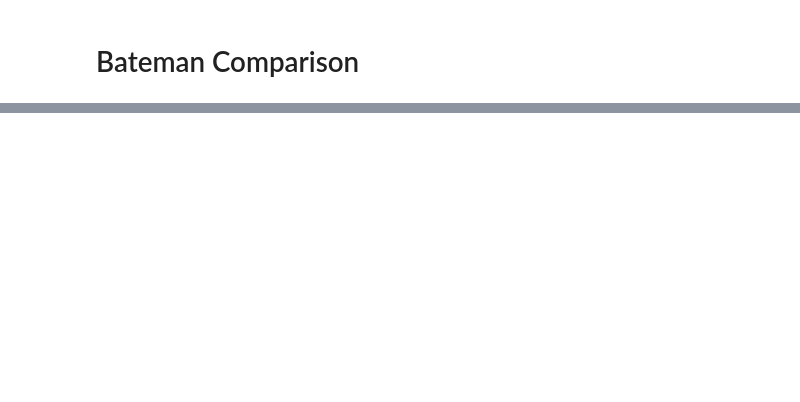
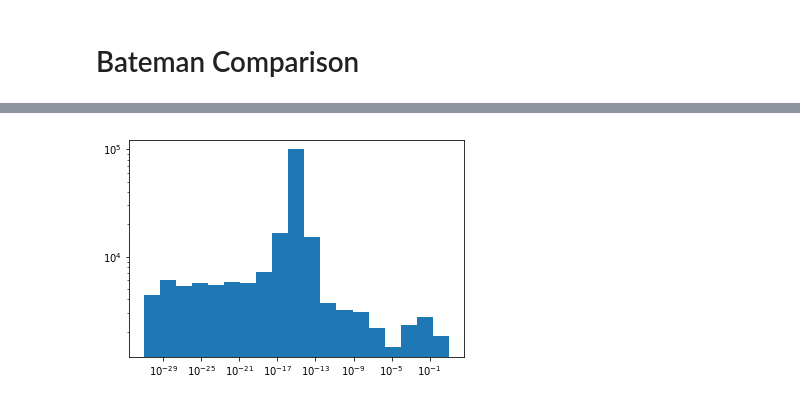
Before and after one commit to ergs/transmutagen-paper, a Jupyter notebook: decay_analysis.ipynb, the cells around one changed output, grey strips where cells are left out. Cells and saved outputs as stored; diff of their text form; code cells hidden in the pictures; blank space fills up the shorter version.

```diff
--- a/decay_analysis.ipynb
+++ b/decay_analysis.ipynb
@@ -137,0 +140,12 @@ data.fpyield('U235', 'I131')
+# %%
+diff_arrs = []
+for nuc in cram.NUCS:
+    diff = diff_nuclide(batemans[nuc], crammeds[nuc], abs=True, include_missing=False)
+    diff_arr = np.empty((NTIMES, len(diff)), dtype=float)
+    for i, (n, d) in enumerate(diff.items()):
+        diff_arr[:,i] = d
+        if d.max() > 1.0:
+            print(nuc, '->', n)
+    diff_arrs.append(diff_arr)
+diff_arrs = np.concatenate(diff_arrs, axis=1)
+diff_arrs.shape
@@ -137,0 +164,5 @@ data.fpyield('U235', 'I131')
+# %%
+plt.hist(diff_arrs.flat, bins=np.logspace(-31, 1, 20), log=True)
+plt.xscale('log')
+# %% [output]
+[figure, added]
```
Also changed, not shown: parts of 13 cells of this notebook, 1 other file.
